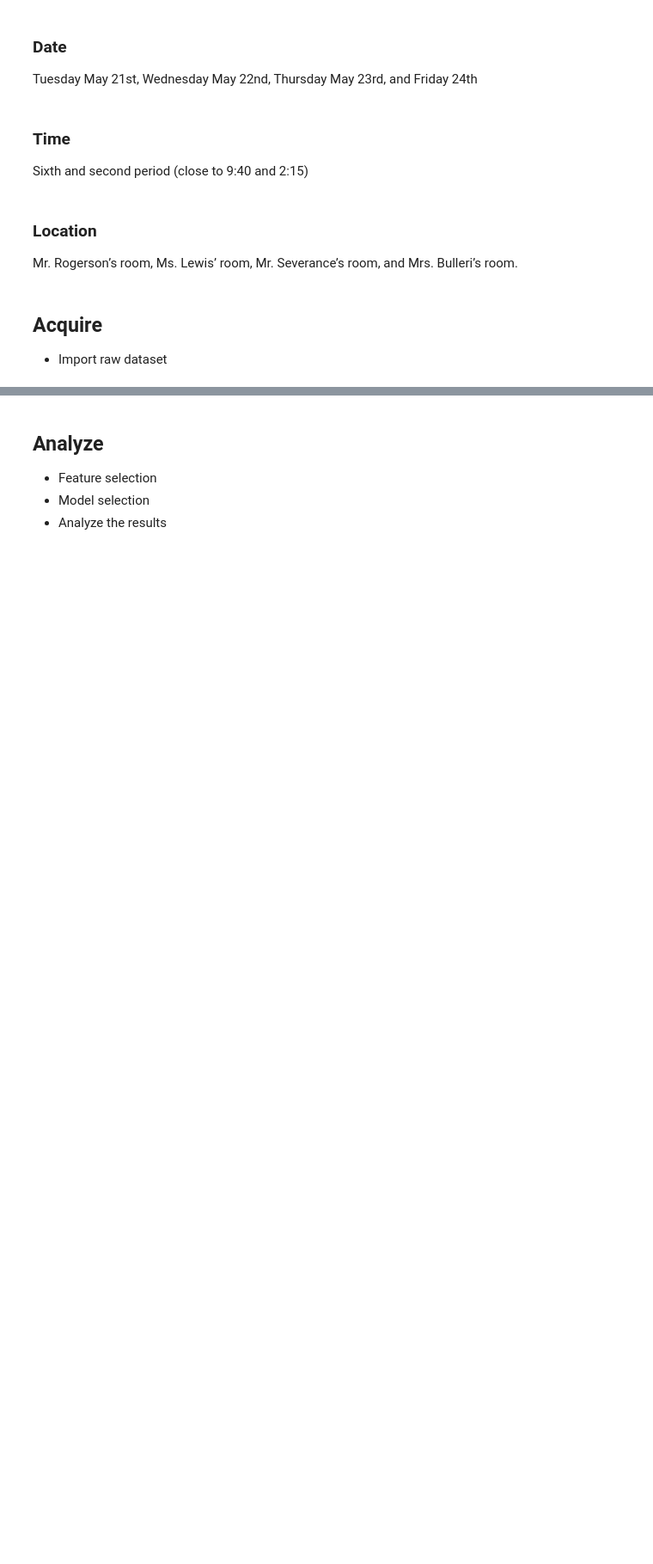
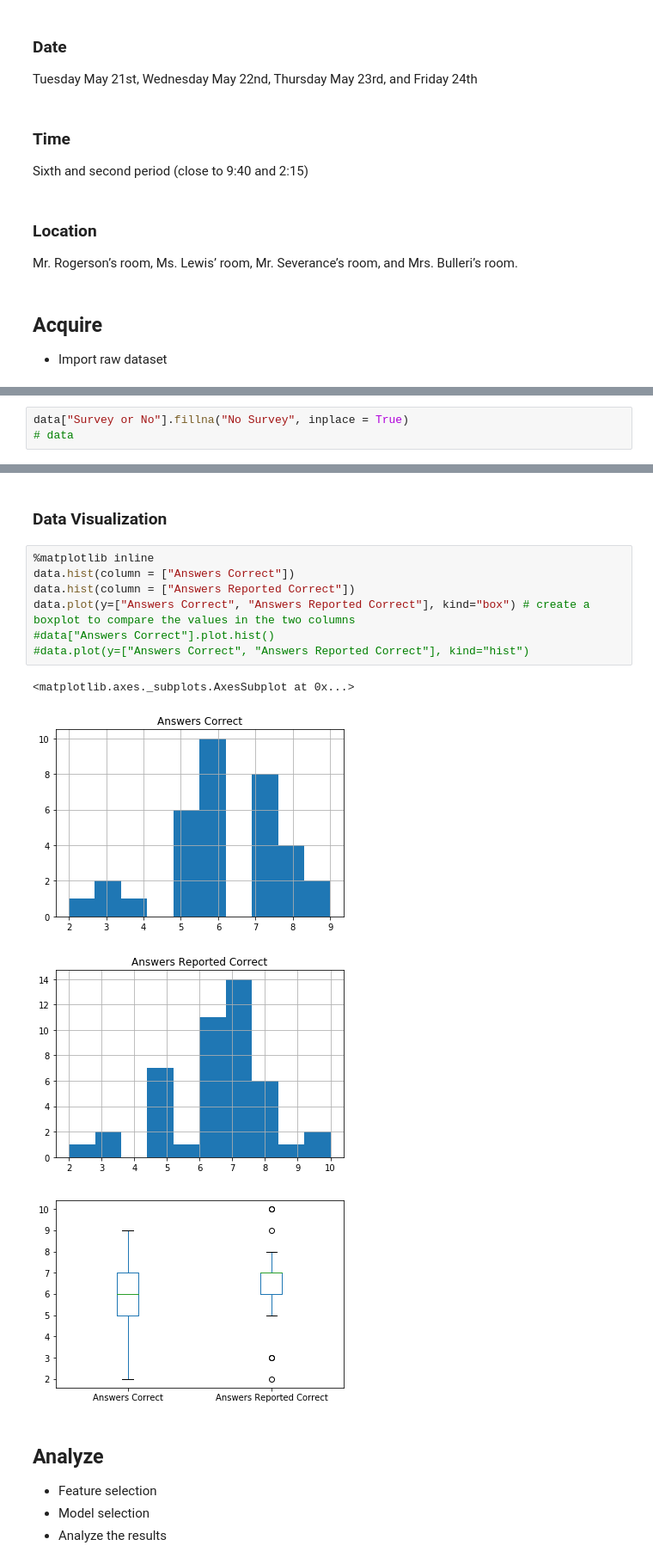
Before and after one commit to AkashMullick/statProject, a Jupyter notebook: Final Project.ipynb, the cells around one changed output, grey strips where cells are left out. Shown at 86% size. Drawn from its saved outputs; the diff is of its cells as text; blank space fills up the shorter version.

Commit message:
Update Final Project.ipynb
Add data preparation and analyzation methods to the notebook

```diff
--- a/Final Project.ipynb
+++ b/Final Project.ipynb
@@ -203,0 +206,3 @@ Data
+# %%
+data["Survey or No"].fillna("No Survey", inplace = True)
+# data
@@ -204,3 +216,17 @@ Data
+# %% [markdown]
+### Data Visualization
+# %%
+%matplotlib inline
+data.hist(column = ["Answers Correct"])
+data.hist(column = ["Answers Reported Correct"])
+data.plot(y=["Answers Correct", "Answers Reported Correct"], kind="box") # create a boxplot to compare the values in the two columns
+#data["Answers Correct"].plot.hist()
+#data.plot(y=["Answers Correct", "Answers Reported Correct"], kind="hist")
+# %% [output]
+<matplotlib.axes._subplots.AxesSubplot at 0x...>
+[figure, added]
+[figure, added]
+[figure, added]
 # %% [markdown]
 ## Analyze
 
```
Also changed, not shown: parts of 8 cells of this notebook.
